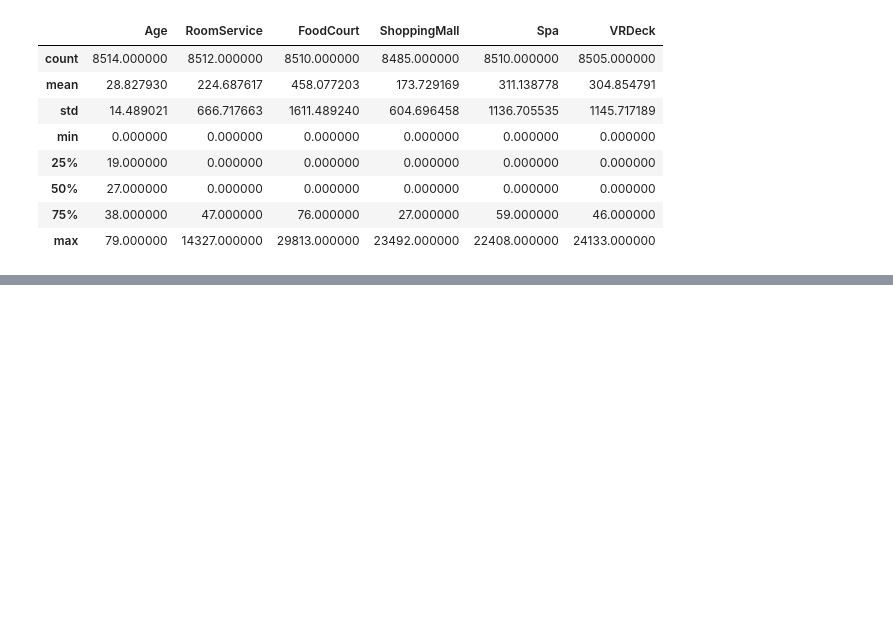
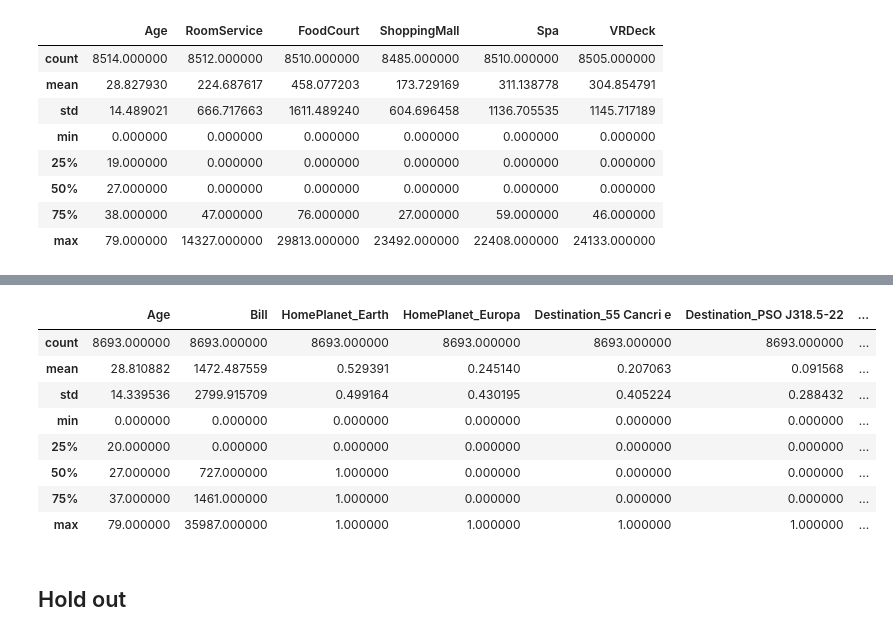
Before and after one commit to talesaraujoc/Spaceship_Titanic, a Jupyter notebook: app.ipynb, the cells around one changed output, grey strips where cells are left out. Drawn from its saved outputs; the diff is of its cells as text; code cells hidden in the pictures; blank space fills up the shorter version.

```diff
--- a/app.ipynb
+++ b/app.ipynb
@@ -35 +189,4 @@ Index(['PassengerId', 'HomePlanet', 'CryoSleep', 'Cabin', 'Destination', 'Age',
       dtype='object')
+# %%
+df.drop(columns=['PassengerId','RoomService','FoodCourt', 'ShoppingMall', 'Spa', 'VRDeck'], axis=1,inplace=True)
+df.head()
@@ -35,0 +217,3 @@ Index(['PassengerId', 'HomePlanet', 'CryoSleep', 'Cabin', 'Destination', 'Age',
+# %%
+df = pd.get_dummies(df)
+df_test = pd.get_dummies(df_test)
@@ -35,0 +237,3 @@ Index(['PassengerId', 'HomePlanet', 'CryoSleep', 'Cabin', 'Destination', 'Age',
+# %%
+df.drop(columns=['HomePlanet_Mars','Destination_TRAPPIST-1e','VIP_False'], axis=1,inplace=True)
+df.head()
@@ -35,0 +249,3 @@ Index(['PassengerId', 'HomePlanet', 'CryoSleep', 'Cabin', 'Destination', 'Age',
+# %%
+df['Age'] = df['Age'].apply(lambda x: int(x))
+df_test['Age'] = df_test['Age'].apply(lambda x: int(x))
@@ -35,0 +287,14 @@ Index(['PassengerId', 'HomePlanet', 'CryoSleep', 'Cabin', 'Destination', 'Age',
+# %%
+df.describe()
+# %% [output]
+|  | Age | Bill | HomePlanet_Earth | HomePlanet_Europa | Destination_55 Cancri e | Destination_PSO J318.5-22 | ... |
+| count | 8693.000000 | 8693.000000 | 8693.000000 | 8693.000000 | 8693.000000 | 8693.000000 | ... |
+| mean | 28.810882 | 1472.487559 | 0.529391 | 0.245140 | 0.207063 | 0.091568 | ... |
+| std | 14.339536 | 2799.915709 | 0.499164 | 0.430195 | 0.405224 | 0.288432 | ... |
+| min | 0.000000 | 0.000000 | 0.000000 | 0.000000 | 0.000000 | 0.000000 | ... |
+| 25% | 20.000000 | 0.000000 | 0.000000 | 0.000000 | 0.000000 | 0.000000 | ... |
+| 50% | 27.000000 | 727.000000 | 1.000000 | 0.000000 | 0.000000 | 0.000000 | ... |
+| 75% | 37.000000 | 1461.000000 | 1.000000 | 0.000000 | 0.000000 | 0.000000 | ... |
+| max | 79.000000 | 35987.000000 | 1.000000 | 1.000000 | 1.000000 | 1.000000 | ... |
+# %% [markdown]
+## Hold out
```
Also changed, not shown: parts of 34 cells of this notebook.
